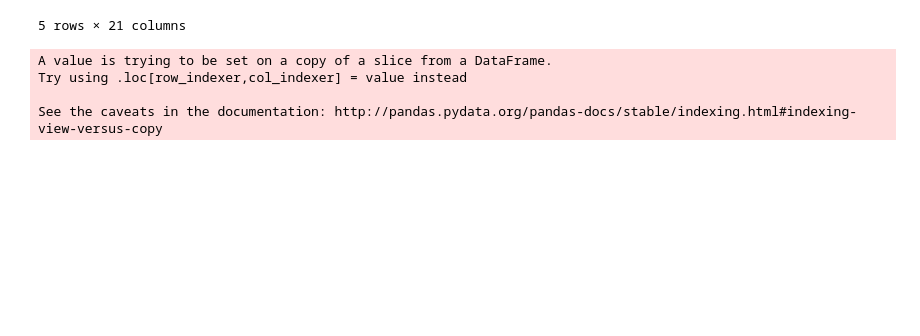
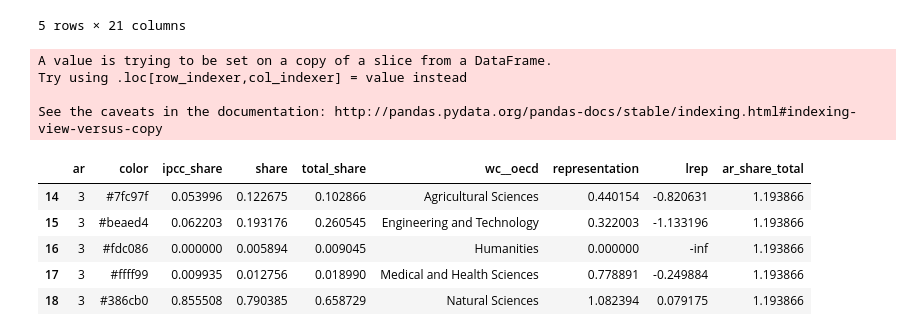
Before and after one commit to mcallaghan/cc-topography, a Jupyter notebook: code/topic_dis.ipynb, the cells around one changed output. Saved outputs shown, nothing was run; the diff lists cells and outputs as text; code cells hidden in the pictures; blank space fills up the shorter version.

```diff
--- a/code/topic_dis.ipynb
+++ b/code/topic_dis.ipynb
@@ -154,7 +155,7 @@ import textwrap as tw
 
 
 oecd_df_ys = pd.read_csv(f'../tables/oecd_representation_{run_id}.csv')
-fdf = oecd_df_ys[oecd_df_ys['ar']>1]
+fdf = oecd_df_ys[oecd_df_ys['ar']>2]
 
 fdf['ar_share_total'] = fdf.groupby('ar')['share'].transform('sum')
 
@@ -170,16 +171,22 @@ cdict = {
     None: '#F0F0F0'
 }
 
-def simplified_oecd_rep(ax, fdf):
+def simplified_oecd_rep(ax, fdf, g="wc__oecd", fs = 5.8, w = 13):
     ticks = []
     labels = []
 
     w = 13
 
-    for i, (name, group) in enumerate(fdf.sort_values('total_share').groupby('wc__oecd', sort=False)):
-        color = cdict[name]
+    for i, (name, group) in enumerate(fdf.sort_values('total_share').replace(-np.inf, np.nan).dropna().groupby(g, sort=False)):
+        group = group.reset_index(drop=True)
+        try:
+            color = cdict[name]
+        except:
+            color = cdict[group['oecd'].iloc[0]]
         group = group.replace(-np.inf, np.nan).dropna().sort_values('ar').reset_index(drop=True)
-        name = f"{name} ({group['total_share'][0]:.1%})"
+        if group.shape[0]==0:
+            continue
+        name = f"{name} ({group['total_share'].iloc[0]:.1%})"
         name = name.replace(' and ',' \& ')
         name = tw.fill(tw.dedent(name),width=w)
         ticks.append(i)
@@ -194,7 +201,8 @@ def simplified_oecd_rep(ax, fdf):
             [i,i],
             [start,end],
             color="grey",
-            zorder=-50
+            zorder=-50,
+            lw=0.5
         )
         ax.scatter(
             i,
@@ -203,6 +211,7 @@ def simplified_oecd_rep(ax, fdf):
             color=color,
             s = size,
             edgecolor="grey",
+            lw=0.5
             #marker="x"
         )
         ax.scatter(
@@ -212,21 +221,23 @@ def simplified_oecd_rep(ax, fdf):
             color=color,
             s = size,
             edgecolor="grey",
-            marker="^"
+            marker="^",
+            lw=0.5
         )
 
 
     ax.set_xticks(ticks)
-    ax.set_xticklabels(labels, ha="center", va="top", rotation=0, fontsize=5.8)
+    ax.set_xticklabels(labels, ha="center", va="top", rotation=0, fontsize=fs)
     #ax.set_xticklabels(labels, ha="right", va="top", rotation=25)
     ax.axhline(0,c="grey",lw=1,alpha=0.8,linestyle=":",zorder=-50)
 
-    for l in [("AR2","o"),("AR5","^")]:
+    for l in [("AR3","o"),("AR5","^")]:
         ax.scatter(
             [],[],
             c='#f0f0f0',s=size,
             edgecolor="grey",
-            label=l[0],marker=l[1]
+            label=l[0],marker=l[1],
+            lw=0.5
         )
 
     ax.legend()
@@ -254,3 +265,12 @@ A value is trying to be set on a copy of a slice from a DataFrame.
 Try using .loc[row_indexer,col_indexer] = value instead
 
 See the caveats in the documentation: http://pandas.pydata.org/pandas-docs/stable/indexing.html#indexing-view-versus-copy
+# %%
+fdf.head()
+# %% [output]
+|  | ar | color | ipcc_share | share | total_share | wc__oecd | representation | lrep | ar_share_total |
+| 14 | 3 | #7fc97f | 0.053996 | 0.122675 | 0.102866 | Agricultural Sciences | 0.440154 | -0.820631 | 1.193866 |
+| 15 | 3 | #beaed4 | 0.062203 | 0.193176 | 0.260545 | Engineering and Technology | 0.322003 | -1.133196 | 1.193866 |
+| 16 | 3 | #fdc086 | 0.000000 | 0.005894 | 0.009045 | Humanities | 0.000000 | -inf | 1.193866 |
+| 17 | 3 | #ffff99 | 0.009935 | 0.012756 | 0.018990 | Medical and Health Sciences | 0.778891 | -0.249884 | 1.193866 |
+| 18 | 3 | #386cb0 | 0.855508 | 0.790385 | 0.658729 | Natural Sciences | 1.082394 | 0.079175 | 1.193866 |
```
Also changed, not shown: parts of 6 cells of this notebook, 20 other files.
